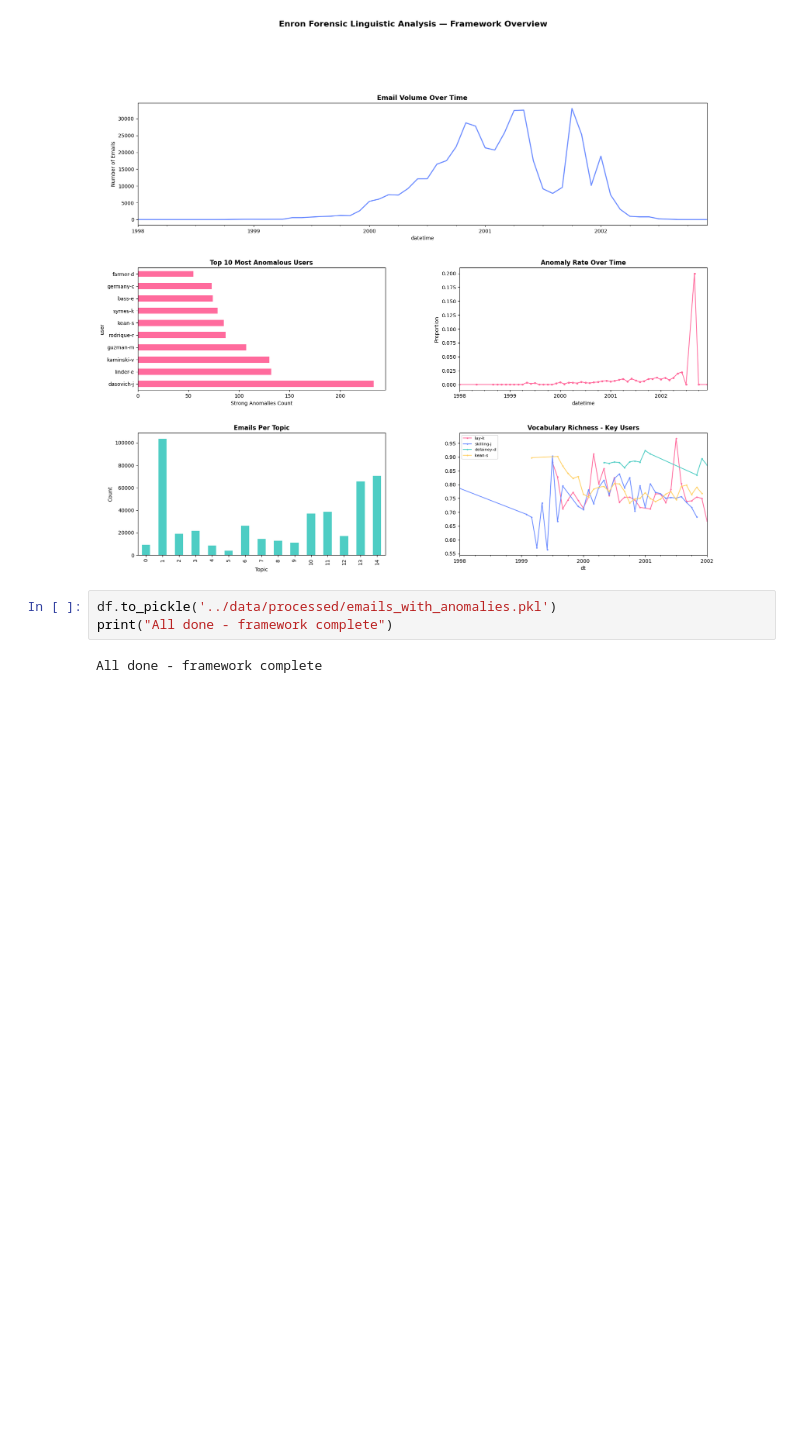
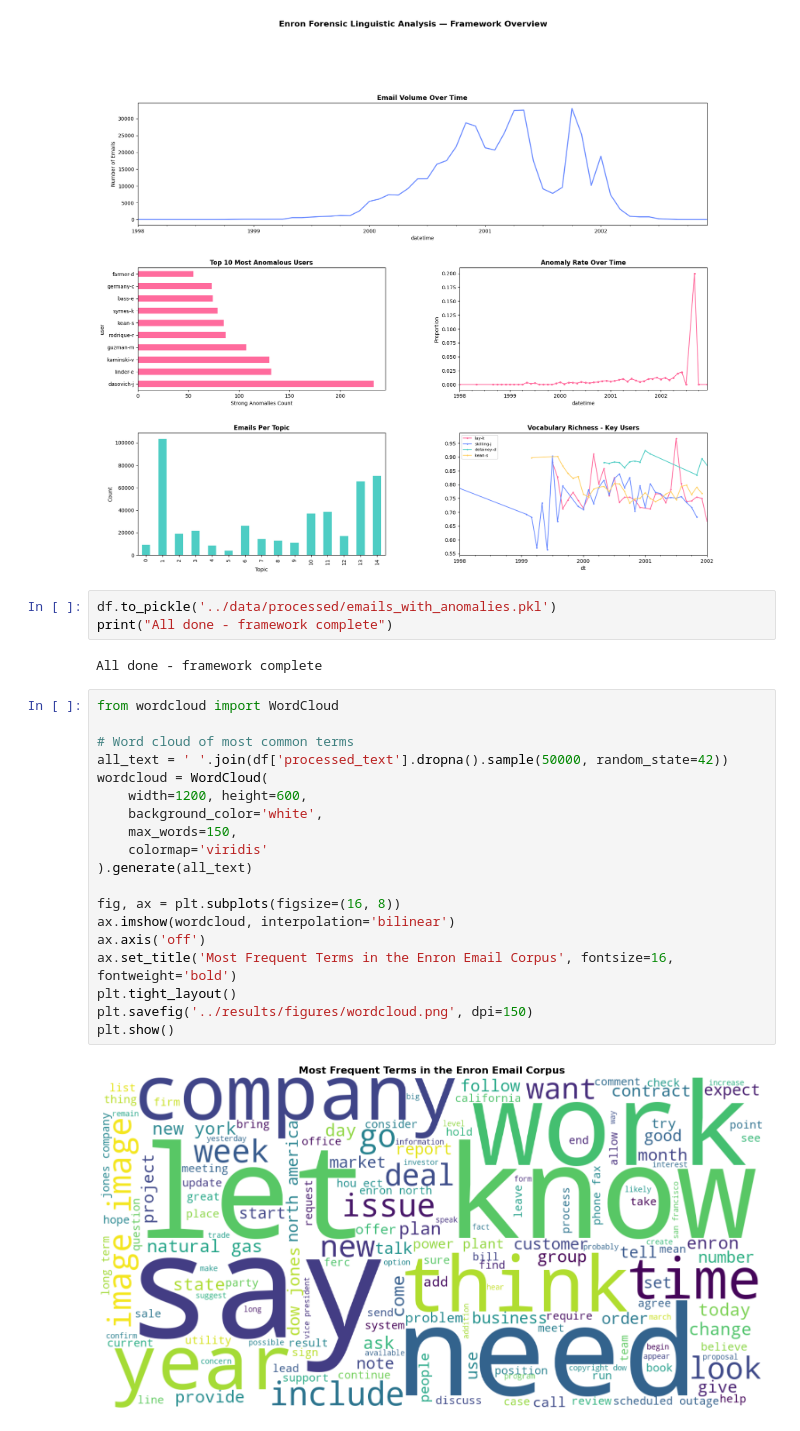
Before and after one commit to NoorHenigal/enron-nlp-forensics, a Jupyter notebook: notebooks/08_visualisations.ipynb, the cells around one changed output. Cells and saved outputs as stored; diff of their text form; blank space fills up the shorter version.

Commit message:
Add 5 new figures: wordcloud, labelled topics, anomaly rates, stylistic comparison, POS distribution, cluster sizes

```diff
--- a/notebooks/08_visualisations.ipynb
+++ b/notebooks/08_visualisations.ipynb
@@ -109,3 +109,24 @@ df.to_pickle('../data/processed/emails_with_anomalies.pkl')
 print("All done - framework complete")
 # %% [output]
 All done - framework complete
+# %%
+from wordcloud import WordCloud
+
+# Word cloud of most common terms
+all_text = ' '.join(df['processed_text'].dropna().sample(50000, random_state=42))
+wordcloud = WordCloud(
+    width=1200, height=600,
+    background_color='white',
+    max_words=150,
+    colormap='viridis'
+).generate(all_text)
+
+fig, ax = plt.subplots(figsize=(16, 8))
+ax.imshow(wordcloud, interpolation='bilinear')
+ax.axis('off')
+ax.set_title('Most Frequent Terms in the Enron Email Corpus', fontsize=16, fontweight='bold')
+plt.tight_layout()
+plt.savefig('../results/figures/wordcloud.png', dpi=150)
+plt.show()
+# %% [output]
+[figure, added]
```
Also changed, not shown: parts of 6 cells of this notebook, 6 other files.
